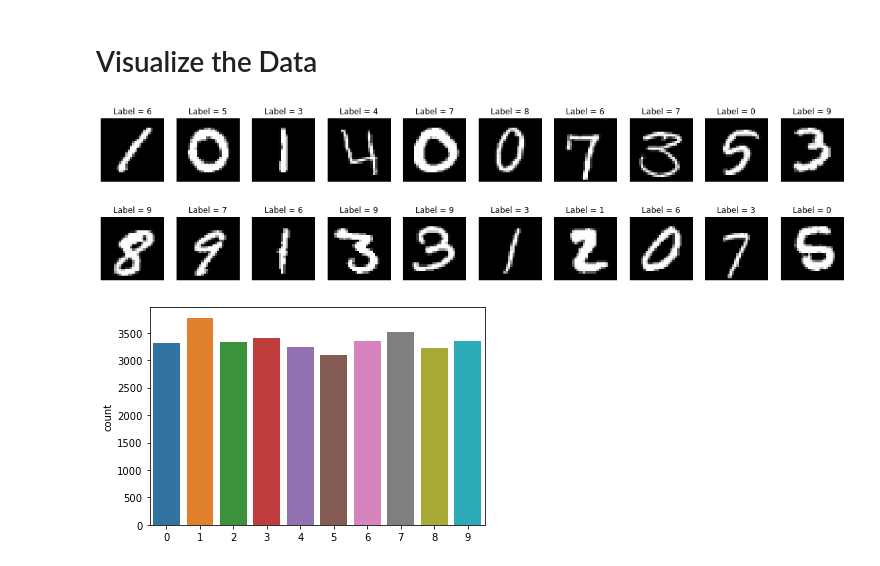
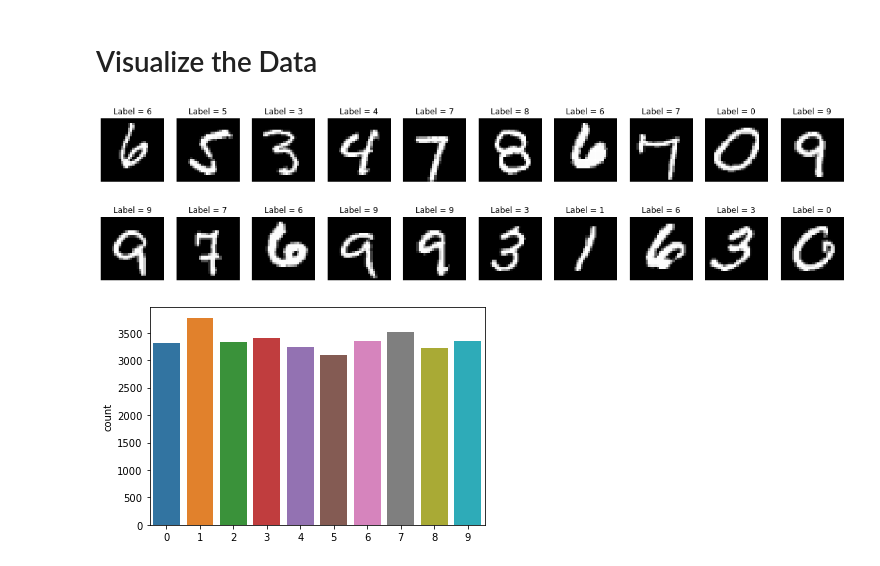
Before and after one commit to DKRZ-AIM/mardata-training, a Jupyter notebook: Tutorial_Part1/01_Random_Forest_Classification.ipynb, the cells around one changed output. Saved outputs shown, nothing was run; the diff lists cells and outputs as text; code cells hidden in the pictures.

Commit message:
correct visualitaion in rf

```diff
--- a/demo-random-forest-classification/random_forest_MNIST.ipynb
+++ b/Tutorial_Part1/01_Random_Forest_Classification.ipynb
@@ -65,16 +67,16 @@ Validation Dataset: X: (8400, 784), y: (8400,)
 # %% [markdown]
 # Visualize the Data
 # %%
-X_image = X.reshape(X.shape[0], 28, 28)
+X_image = X_train.reshape(X_train.shape[0], 28, 28)
 
 fig, axes = plt.subplots(2,10, figsize=(20,5))
 
 for i, ax in enumerate(axes.flatten()):
     ax.imshow(X_image[i].reshape(28,28), cmap='gray')
     ax.axis('off')
     ax.set_title(f'Label = {y_train[i]}')
 # %% [output]
-[figure, old version]
+[figure, new version]
 # %%
 # plot number of each class to see if the dataset is balanced
 sns.countplot(y_train);
```
Also changed, not shown: parts of 2 cells of this notebook, 4 other files.
